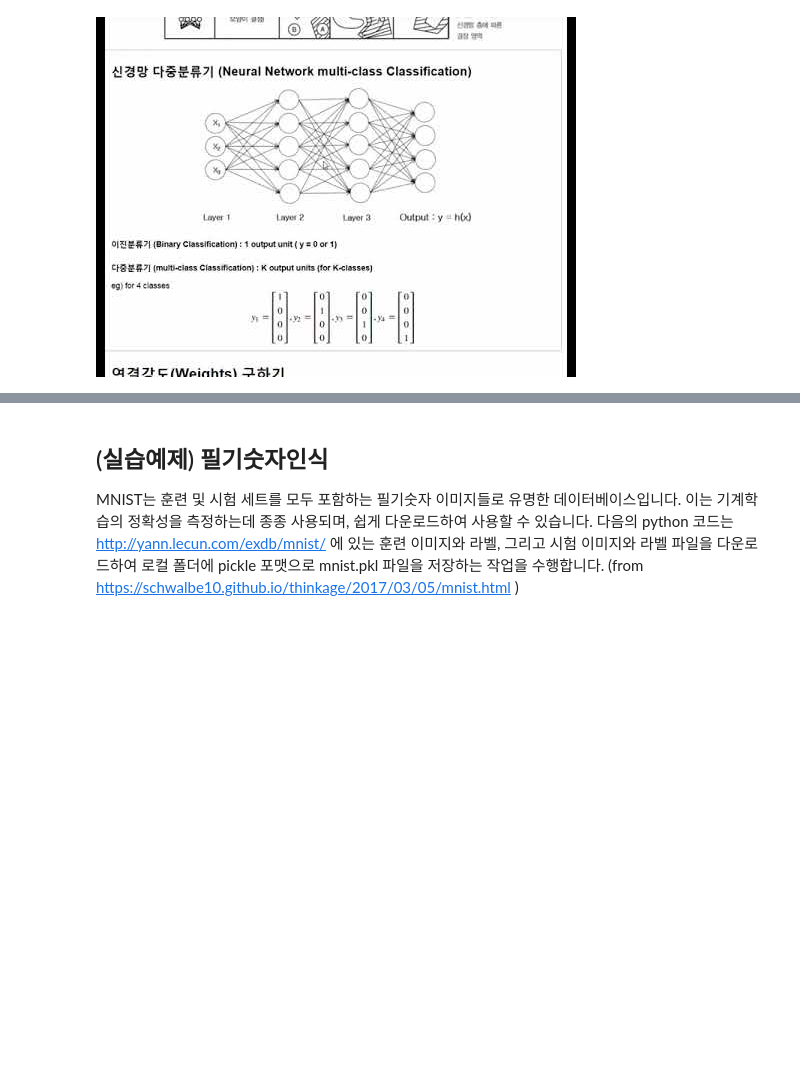
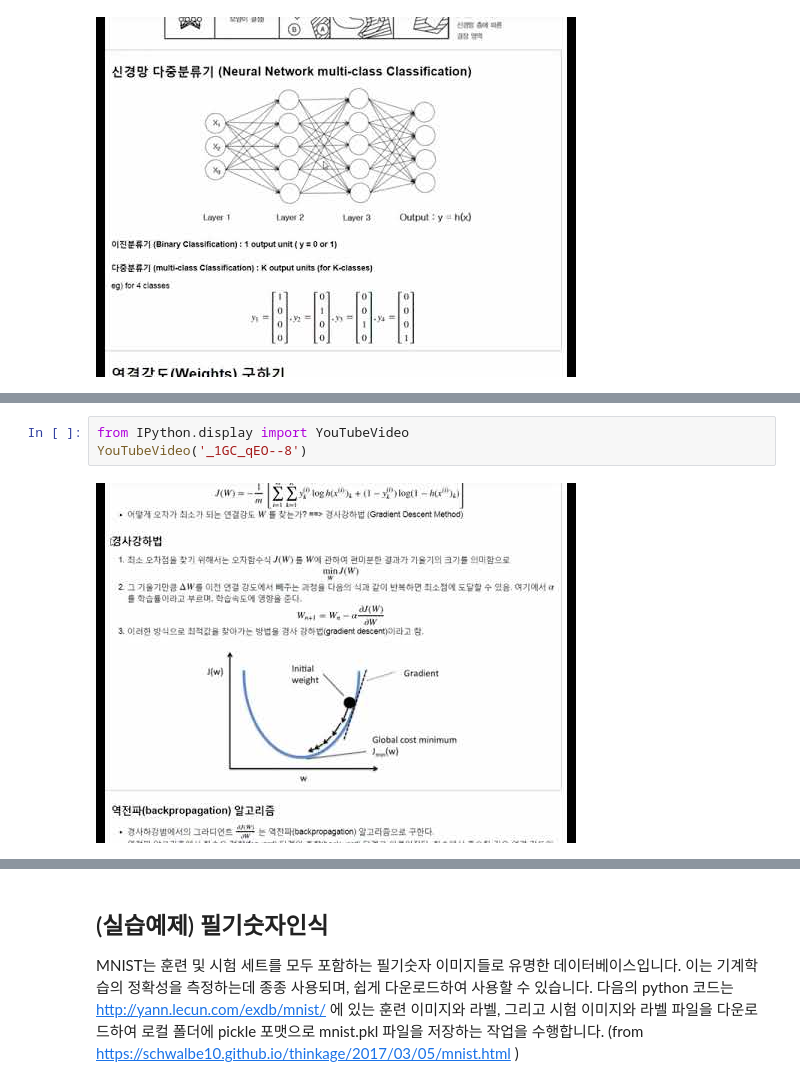
Before and after one commit to junji64/MEAN-stack, a Jupyter notebook: Neural+Network.ipynb, the cells around one changed output, grey strips where cells are left out. Saved outputs shown, nothing was run; the diff lists cells and outputs as text; blank space fills up the shorter version.

```diff
--- a/Neural+Network.ipynb
+++ b/Neural+Network.ipynb
@@ -129,6 +129,11 @@ YouTubeVideo('_iplaFwQBfw')
 #### 다중분류기 (multi-class Classification) : K output units ( for K-classes ) - one-hot-vector 형태로 정의
 
 eg) for 4 classes $$ y_1 = \begin{bmatrix} 1 \\ 0 \\0 \\0 \end{bmatrix}, y_2 = \begin{bmatrix} 0 \\ 1 \\0 \\0 \end{bmatrix}, y_3 = \begin{bmatrix} 0 \\ 0 \\1 \\0 \end{bmatrix}, y_4 = \begin{bmatrix} 0 \\ 0 \\0 \\1 \end{bmatrix}$$
+# %%
+from IPython.display import YouTubeVideo
+YouTubeVideo('_1GC_qEO--8')
+# %% [output]
+[figure, added]
 # %% [markdown]
 # 학습/훈련 - 연결강도(Weights) 구하기
 
```
Also changed, not shown: parts of 1 cell of this notebook.
